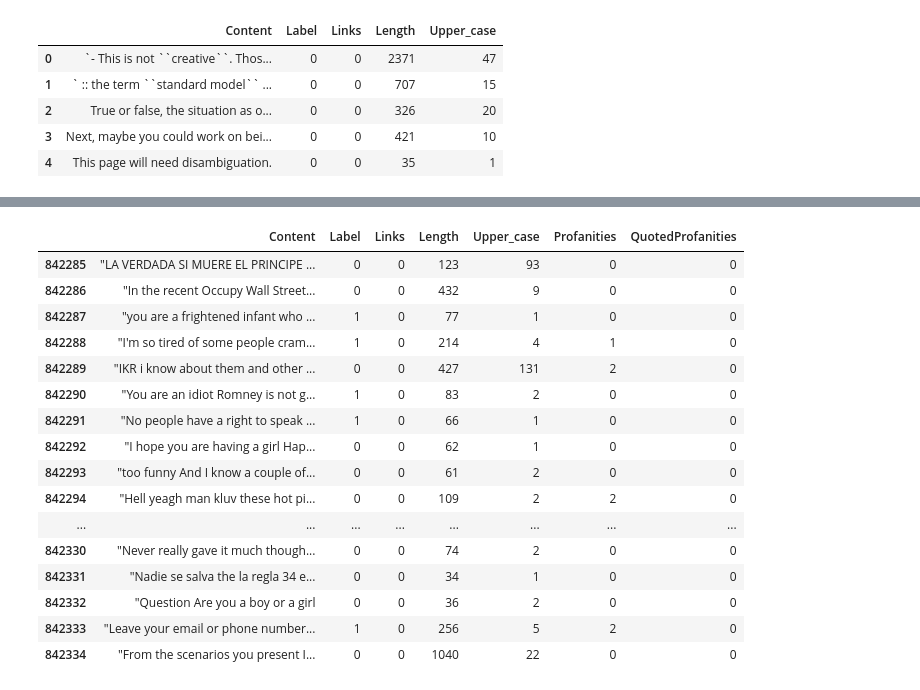
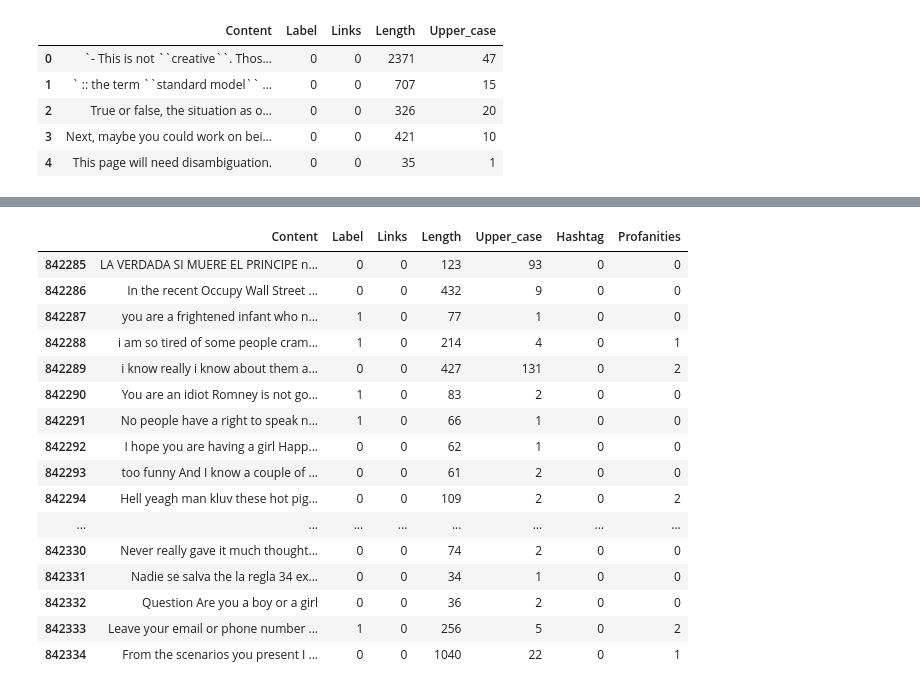
Before and after one commit to FilippoSechi/HateSpeechDetection, a Jupyter notebook: notebook.ipynb, the cells around one changed output, grey strips where cells are left out. Drawn from its saved outputs; the diff is of its cells as text; code cells hidden in the pictures.

Commit message:
Added other files
Added support files and modified the notebook

```diff
--- a/notebook.ipynb
+++ b/notebook.ipynb
@@ -113,13 +106,13 @@ df.head(5)
 | 3 | Next, maybe you could work on bei... | 0 | 0 | 421 | 10 |
 | 4 | This page will need disambiguation. | 0 | 0 | 35 | 1 |
 # %%
-df["Hashtag"] = df["Content"].apply(lambda txt: sum(1 for word in txt.split() if word.startwith("#")))
+df["Hashtag"] = df["Content"].apply(lambda txt: sum(1 for word in txt.split() if word.startswith("#")))
 # %%
 #Remove special chars from the string (except quotation marks)
 def remove_trailing_chars(txt):
     new_str = []
     for x in txt.split():
-        new_str.append(str(x).lstrip('_\-;%()|+&=*%.,!?:$[]/^`~<>').rstrip('"_\-;%()|+&=*%.,!?:#$@[]/^~`<>')
+        new_str.append(str(x).lstrip('_\-;%()|+&=*%.,!?:$[]/^`~<>\'"').rstrip('"_\-;%()|+&=*%.,!?:#$@[]/^~`<>\'"')
                        .replace("\\n"," ").replace("\\\\xa0"," ").replace("\\r"," ").replace("\\'","'")
                        .replace("\\\\xc2"," ").replace("\\xa0"," ").replace("\\xc2"," ").replace("\\",""))
 
@@ -177,43 +170,28 @@ df.tail(50)
 # %%
 # Read the CSV file into a dataframe and extract the words into a set
 profanities_df = pd.read_csv('Profanities.csv', header=None, names=['word'])
 profanities = set(profanities_df['word'])
-REGEX_QUOTED = re.compile(r"""(['"])(.*?)\1""")
 
-def count_profanities(txt):
-    # Split the string into words and count the total occurrences of the words
-    total_count = sum(txt.lower().count(word) for word in profanities)
-
-    quoted_count = 0
-    # Find all quoted profanities using a regex pattern and count them
-    quoted = re.findall(REGEX_QUOTED, txt)
-    for qw in quoted:
-        for word in profanities:
-            if word in qw:
-                quoted_count += 1
-
-    return total_count, quoted_count
-
-df["Profanities"], df["QuotedProfanities"] = zip(*df["Content"].apply(count_profanities))
+df["Profanities"] = df["Content"].apply(lambda txt: sum(txt.lower().count(word) for word in profanities))
 df.tail(50)
 # %% [output]
-|  | Content | Label | Links | Length | Upper_case | Profanities | QuotedProfanities |
-| 842285 | "LA VERDADA SI MUERE EL PRINCIPE ... | 0 | 0 | 123 | 93 | 0 | 0 |
-| 842286 | "In the recent Occupy Wall Street... | 0 | 0 | 432 | 9 | 0 | 0 |
-| 842287 | "you are a frightened infant who ... | 1 | 0 | 77 | 1 | 0 | 0 |
-| 842288 | "I'm so tired of some people cram... | 1 | 0 | 214 | 4 | 1 | 0 |
-| 842289 | "IKR i know about them and other ... | 0 | 0 | 427 | 131 | 2 | 0 |
-| 842290 | "You are an idiot Romney is not g... | 1 | 0 | 83 | 2 | 0 | 0 |
-| 842291 | "No people have a right to speak ... | 1 | 0 | 66 | 1 | 0 | 0 |
-| 842292 | "I hope you are having a girl Hap... | 0 | 0 | 62 | 1 | 0 | 0 |
-| 842293 | "too funny And I know a couple of... | 0 | 0 | 61 | 2 | 0 | 0 |
-| 842294 | "Hell yeagh man kluv these hot pi... | 0 | 0 | 109 | 2 | 2 | 0 |
+|  | Content | Label | Links | Length | Upper_case | Hashtag | Profanities |
+| 842285 | LA VERDADA SI MUERE EL PRINCIPE n... | 0 | 0 | 123 | 93 | 0 | 0 |
+| 842286 | In the recent Occupy Wall Street ... | 0 | 0 | 432 | 9 | 0 | 0 |
+| 842287 | you are a frightened infant who n... | 1 | 0 | 77 | 1 | 0 | 0 |
+| 842288 | i am so tired of some people cram... | 1 | 0 | 214 | 4 | 0 | 1 |
+| 842289 | i know really i know about them a... | 0 | 0 | 427 | 131 | 0 | 2 |
+| 842290 | You are an idiot Romney is not go... | 1 | 0 | 83 | 2 | 0 | 0 |
+| 842291 | No people have a right to speak n... | 1 | 0 | 66 | 1 | 0 | 0 |
+| 842292 | I hope you are having a girl Happ... | 0 | 0 | 62 | 1 | 0 | 0 |
+| 842293 | too funny And I know a couple of ... | 0 | 0 | 61 | 2 | 0 | 0 |
+| 842294 | Hell yeagh man kluv these hot pig... | 0 | 0 | 109 | 2 | 0 | 2 |
 | ... | ... | ... | ... | ... | ... | ... | ... |
-| 842330 | "Never really gave it much though... | 0 | 0 | 74 | 2 | 0 | 0 |
-| 842331 | "Nadie se salva the la regla 34 e... | 0 | 0 | 34 | 1 | 0 | 0 |
-| 842332 | "Question Are you a boy or a girl | 0 | 0 | 36 | 2 | 0 | 0 |
-| 842333 | "Leave your email or phone number... | 1 | 0 | 256 | 5 | 2 | 0 |
-| 842334 | "From the scenarios you present I... | 0 | 0 | 1040 | 22 | 0 | 0 |
+| 842330 | Never really gave it much thought... | 0 | 0 | 74 | 2 | 0 | 0 |
+| 842331 | Nadie se salva the la regla 34 ex... | 0 | 0 | 34 | 1 | 0 | 0 |
+| 842332 | Question Are you a boy or a girl | 0 | 0 | 36 | 2 | 0 | 0 |
+| 842333 | Leave your email or phone number ... | 1 | 0 | 256 | 5 | 0 | 2 |
+| 842334 | From the scenarios you present I ... | 0 | 0 | 1040 | 22 | 0 | 1 |
 # %%
 df["User_mentions"] = df["Content"].apply(lambda txt: sum(1 for word in txt.split() if word.startswith('@')))
 df.tail(50)
```
Also changed, not shown: parts of 8 cells of this notebook, 2 other files.
